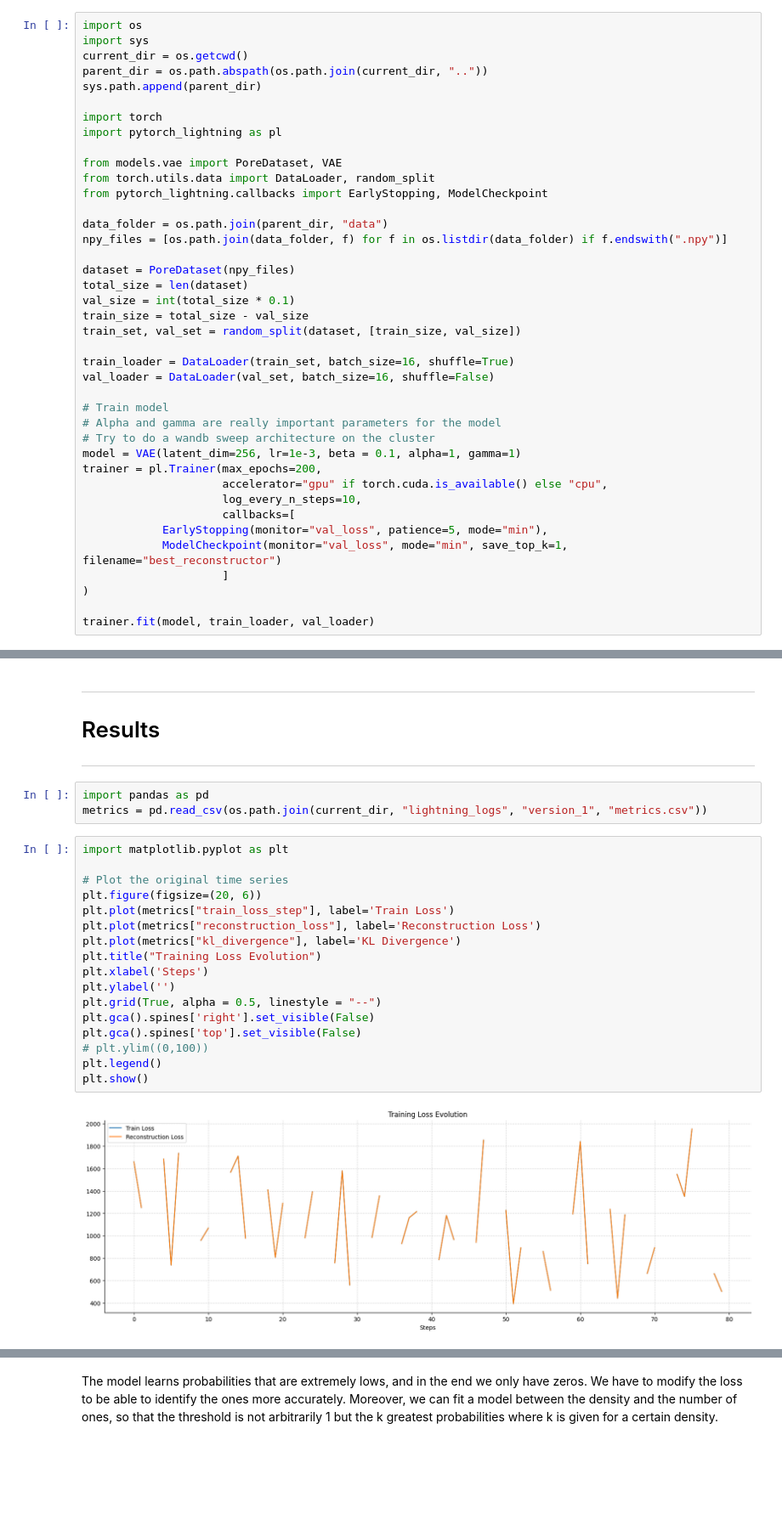
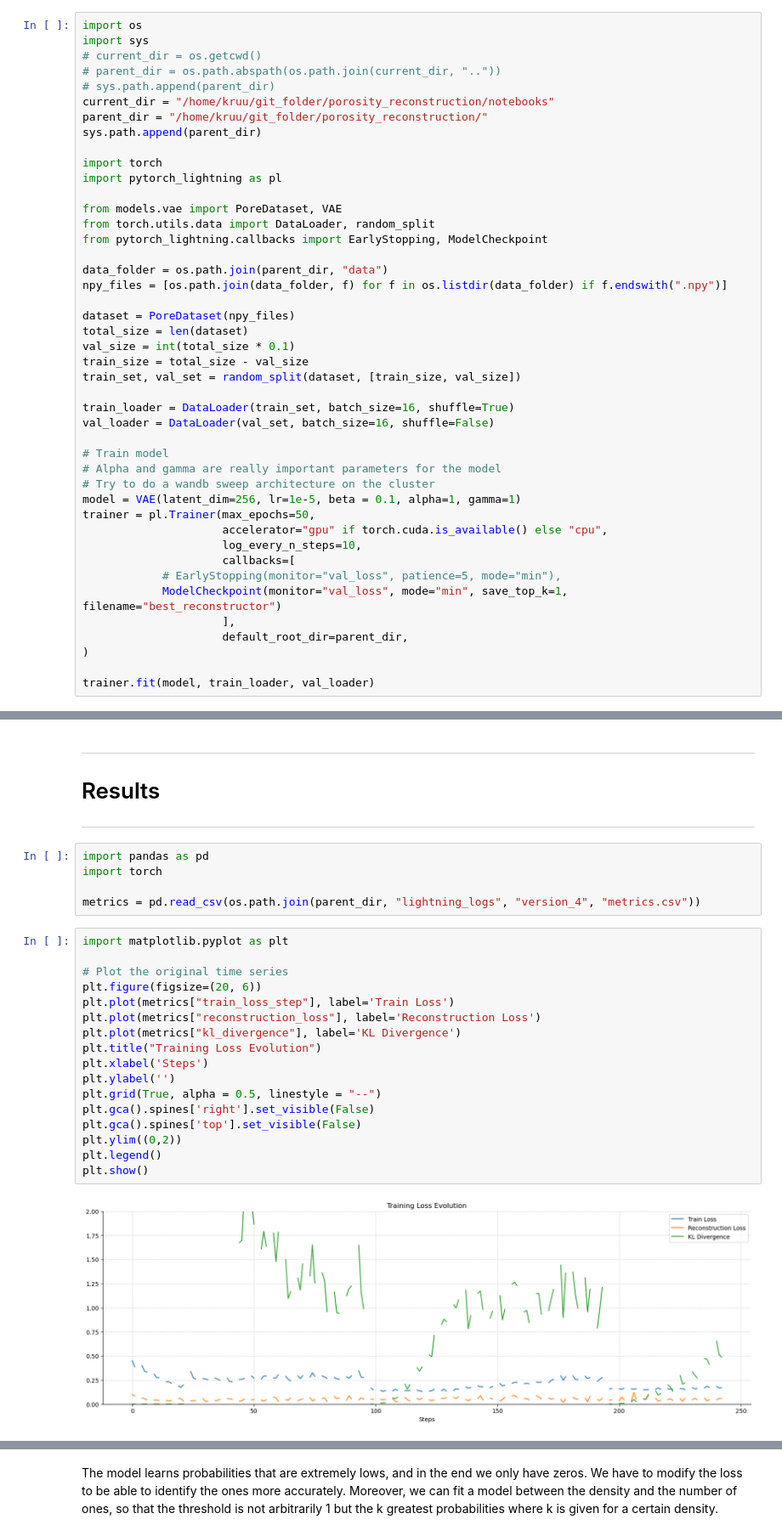
Before and after one commit to kruuZHAW/porosity_reconstruction, a Jupyter notebook: notebooks/sandbox.ipynb, the cells around one changed output, grey strips where cells are left out. Shown at 85% size. Drawn from its saved outputs; the diff is of its cells as text; blank space fills up the shorter version.

```diff
--- a/notebooks/sandbox.ipynb
+++ b/notebooks/sandbox.ipynb
@@ -372,8 +374,11 @@ tensor(-1.0568, grad_fn=<MaxBackward1>)
 # %%
 import os
 import sys
-current_dir = os.getcwd()
-parent_dir = os.path.abspath(os.path.join(current_dir, ".."))
+# current_dir = os.getcwd()
+# parent_dir = os.path.abspath(os.path.join(current_dir, ".."))
+# sys.path.append(parent_dir)
+current_dir = "/home/kruu/git_folder/porosity_reconstruction/notebooks"
+parent_dir = "/home/kruu/git_folder/porosity_reconstruction/"
 sys.path.append(parent_dir)
 
 import torch
@@ -398,14 +403,15 @@ val_loader = DataLoader(val_set, batch_size=16, shuffle=False)
 # Train model
 # Alpha and gamma are really important parameters for the model
 # Try to do a wandb sweep architecture on the cluster
-model = VAE(latent_dim=256, lr=1e-3, beta = 0.1, alpha=1, gamma=1)
-trainer = pl.Trainer(max_epochs=200,
+model = VAE(latent_dim=256, lr=1e-5, beta = 0.1, alpha=1, gamma=1)
+trainer = pl.Trainer(max_epochs=50,
                      accelerator="gpu" if torch.cuda.is_available() else "cpu",
                      log_every_n_steps=10,
                      callbacks=[
-            EarlyStopping(monitor="val_loss", patience=5, mode="min"),
+            # EarlyStopping(monitor="val_loss", patience=5, mode="min"),
             ModelCheckpoint(monitor="val_loss", mode="min", save_top_k=1, filename="best_reconstructor")
-                     ]
+                     ],
+                     default_root_dir=parent_dir,
 )
 
 trainer.fit(model, train_loader, val_loader)
@@ -440,24 +442,26 @@ NameError: name 'exit' is not defined
 ****
 # %%
 import pandas as pd
-metrics = pd.read_csv(os.path.join(current_dir, "lightning_logs", "version_1", "metrics.csv"))
+import torch
+
+metrics = pd.read_csv(os.path.join(parent_dir, "lightning_logs", "version_4", "metrics.csv"))
 # %%
 import matplotlib.pyplot as plt
 
 # Plot the original time series
 plt.figure(figsize=(20, 6))
 plt.plot(metrics["train_loss_step"], label='Train Loss')
 plt.plot(metrics["reconstruction_loss"], label='Reconstruction Loss')
 plt.plot(metrics["kl_divergence"], label='KL Divergence')
 plt.title("Training Loss Evolution")
 plt.xlabel('Steps')
 plt.ylabel('')
 plt.grid(True, alpha = 0.5, linestyle = "--")
 plt.gca().spines['right'].set_visible(False)
 plt.gca().spines['top'].set_visible(False)
-# plt.ylim((0,100))
+plt.ylim((0,2))
 plt.legend()
 plt.show()
 # %% [output]
-[figure, old version]
+[figure, new version]
 # %%
```
Also changed, not shown: parts of 11 cells of this notebook, 7 other files.
